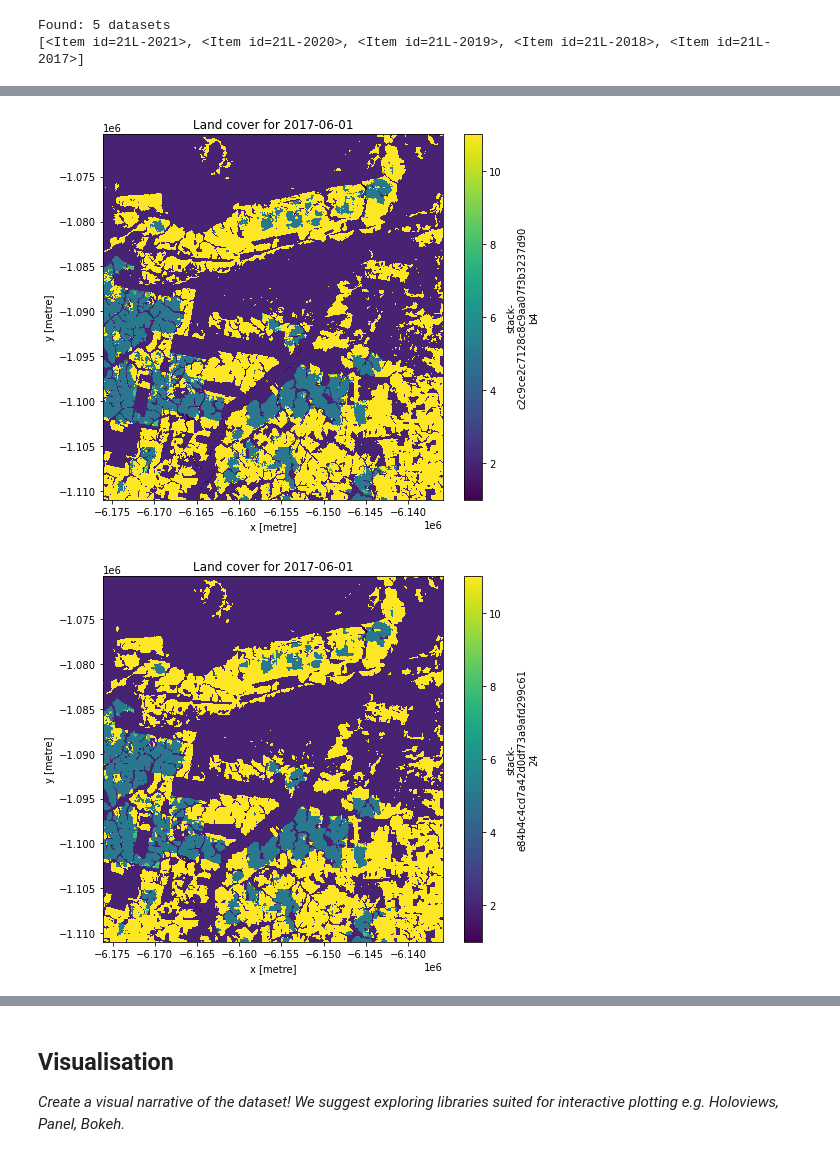
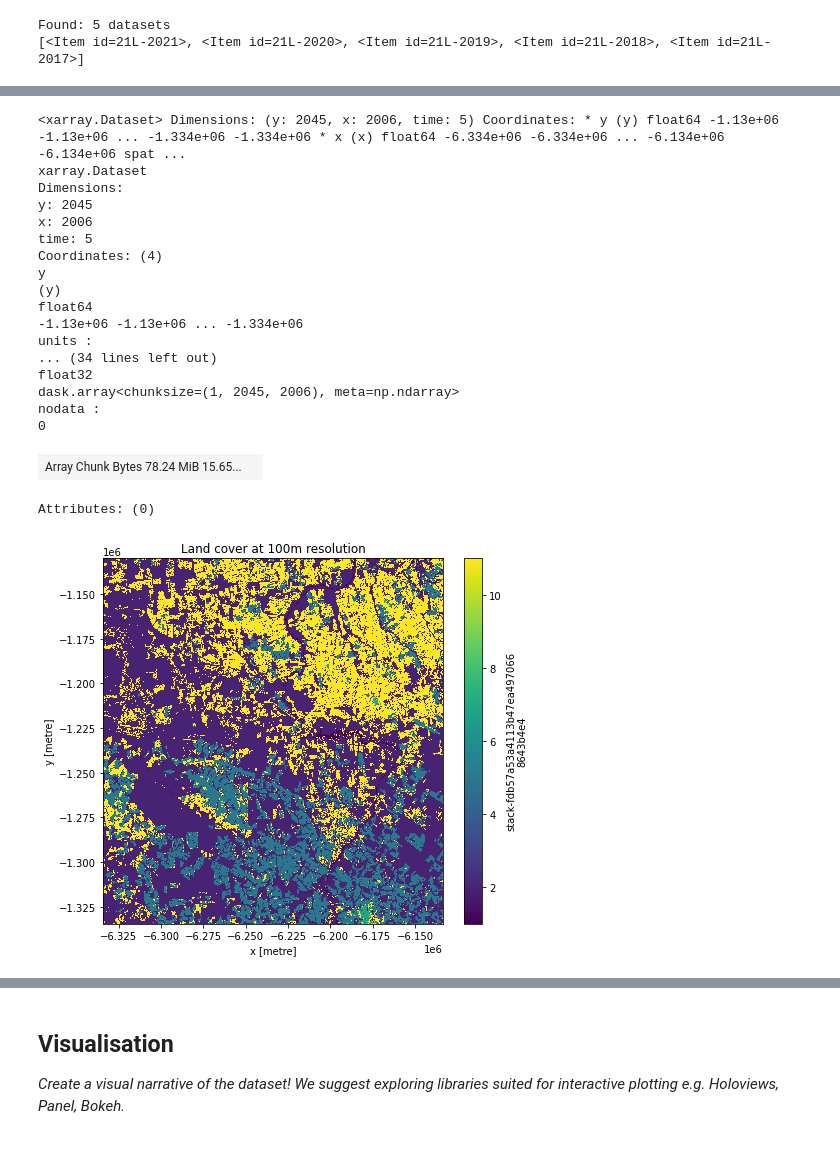
Before and after one commit to eds-book-gallery/b128b282-dee7-44a7-bc21-f1fd21452a83, a Jupyter notebook: general-exploration-landcover.ipynb, the cells around one changed output, grey strips where cells are left out. Drawn from its saved outputs; the diff is of its cells as text; code cells hidden in the pictures.

```diff
--- a/general-exploration-landcover.ipynb
+++ b/general-exploration-landcover.ipynb
@@ -77,11 +79,12 @@ This notebook uses data from [Impact Observatory](https://planetarycomputer.micr
 ### Load Cloud Data
 # %%
 #Specify center point of the study area
-x, y = (-55.30, -9.75)
+x, y = (-56.0, -11.0)  #area in NE MT (need a large enough area for zonal aggregation by municipality)
+#x, y = (-44.0, -17.50)
 
 #define a square bounding box for the study area
 km2deg = 1.0 / 111
-r = 20 * km2deg   #40 x 40 km
+r = 100 * km2deg
 study_bbox = (x - r, y - r, x + r, y + r)
 # %%
 #use pystac-client
@@ -166,23 +177,51 @@ Frozen({'y': 408, 'x': 402, 'time': 5})
+# %%
+crs = "epsg:3857"   #https://epsg.io/3857 Geographic crs, units are m
+
+#https://odc-stac.readthedocs.io/en/latest/_api/odc.stac.load.html
+lc100 = odc.stac.load(
+    items,             #load the items from our query above
+    groupby="start_datetime",  #create spatial layers that have the same timestamp
+    chunks={},         #use Dask to speed loading
+    #next lines load study area at 100m resolution
+    #without these entire image is returned at original resolution (10m)
+    crs=crs,           #specify the desired crs
+    resolution=100,    #specify the desired spatial resolution (units as per crs)
+    bbox=study_bbox,    #specify bounding box in Lon/Lat (ignores crs units, use x,y to use crs units)
+    resampling="mode"  #ensure sensible type for categorical data (options seem to be as for datacube.Datacube.load)
+)
+lc100
+# %% [output]
+<xarray.Dataset> Dimensions: (y: 2045, x: 2006, time: 5) Coordinates: * y (y) float64 -1.13e+06 -1.13e+06 ... -1.334e+06 -1.334e+06 * x (x) float64 -6.334e+06 -6.334e+06 ... -6.134e+06 -6.134e+06 spat ...
+xarray.Dataset
+Dimensions:
+y: 2045
+x: 2006
+time: 5
+Coordinates: (4)
+y
+(y)
+float64
+-1.13e+06 -1.13e+06 ... -1.334e+06
+units :
+... (34 lines left out)
+float32
+dask.array<chunksize=(1, 2045, 2006), meta=np.ndarray>
+nodata :
+0
+| Array Chunk Bytes 78.24 MiB 15.65... |  |
+Attributes: (0)
 # %%
 ts=0  #which year layer
-lc10.isel(time=ts).to_array("band").plot.imshow(
-        col="band",
-        size=6
-    )
-
-plt.title("Land cover for {0}".format(lc10["time"][ts].values.astype('datetime64[D]')))   #https://stackoverflow.com/a/26895491
-plt.show()
-
 lc100.isel(time=ts).to_array("band").plot.imshow(
         col="band",
         size=6
     )
 
-plt.title("Land cover for {0}".format(lc100["time"][ts].values.astype('datetime64[D]')))   #https://stackoverflow.com/a/26895491
+#plt.title("Land cover for {0}".format(lc100["time"][ts].values.astype('datetime64[D]')))   #https://stackoverflow.com/a/26895491
+plt.title("Land cover at 100m resolution")
 plt.show()
 # %% [output]
-[figure, old version]
+[figure, new version]
-[figure, removed]
 # %%
 lc100['data'].plot(row="time", size=4)
 plt.show()
```
Also changed, not shown: parts of 25 cells of this notebook, 1 other file.
